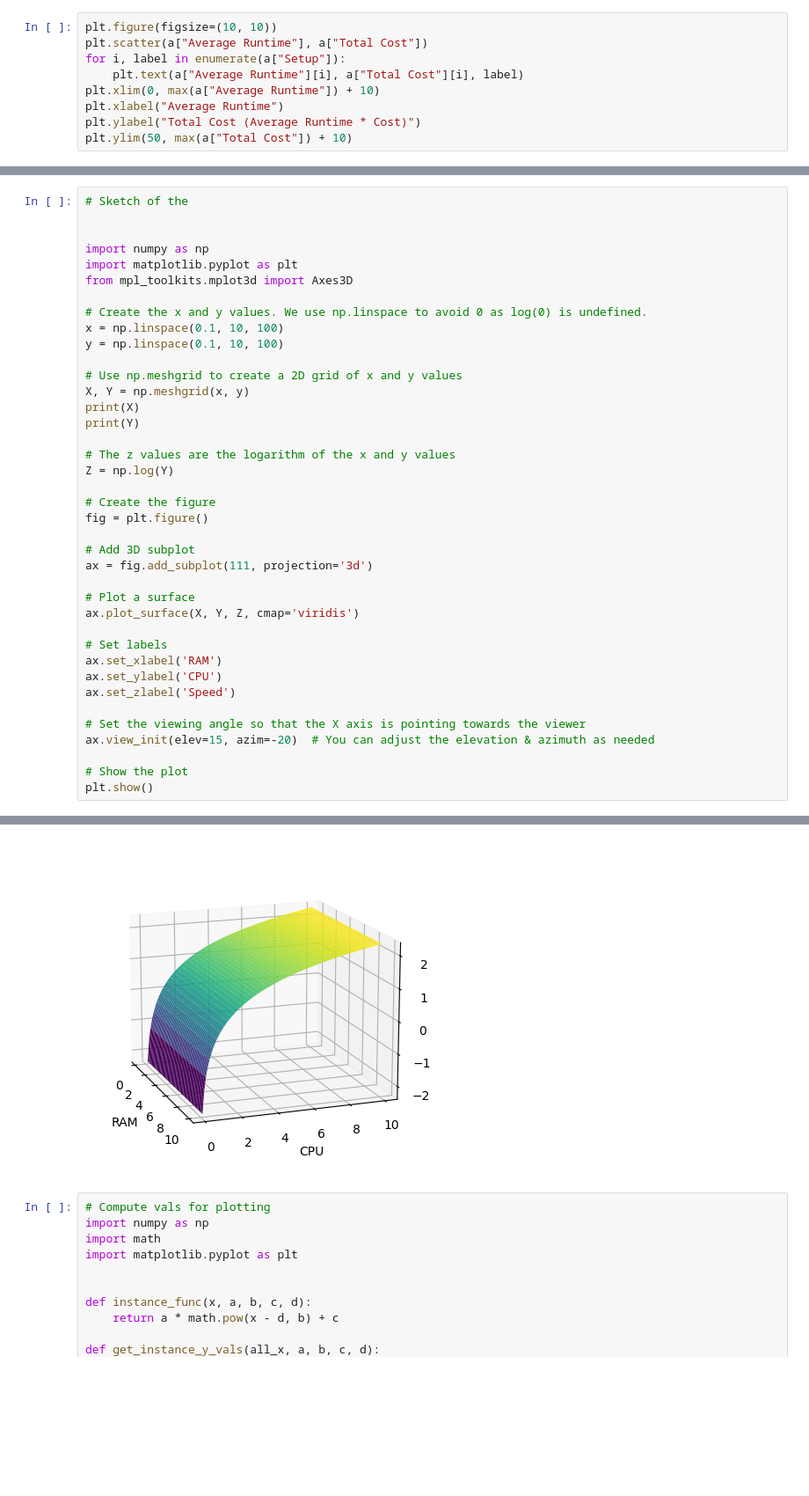
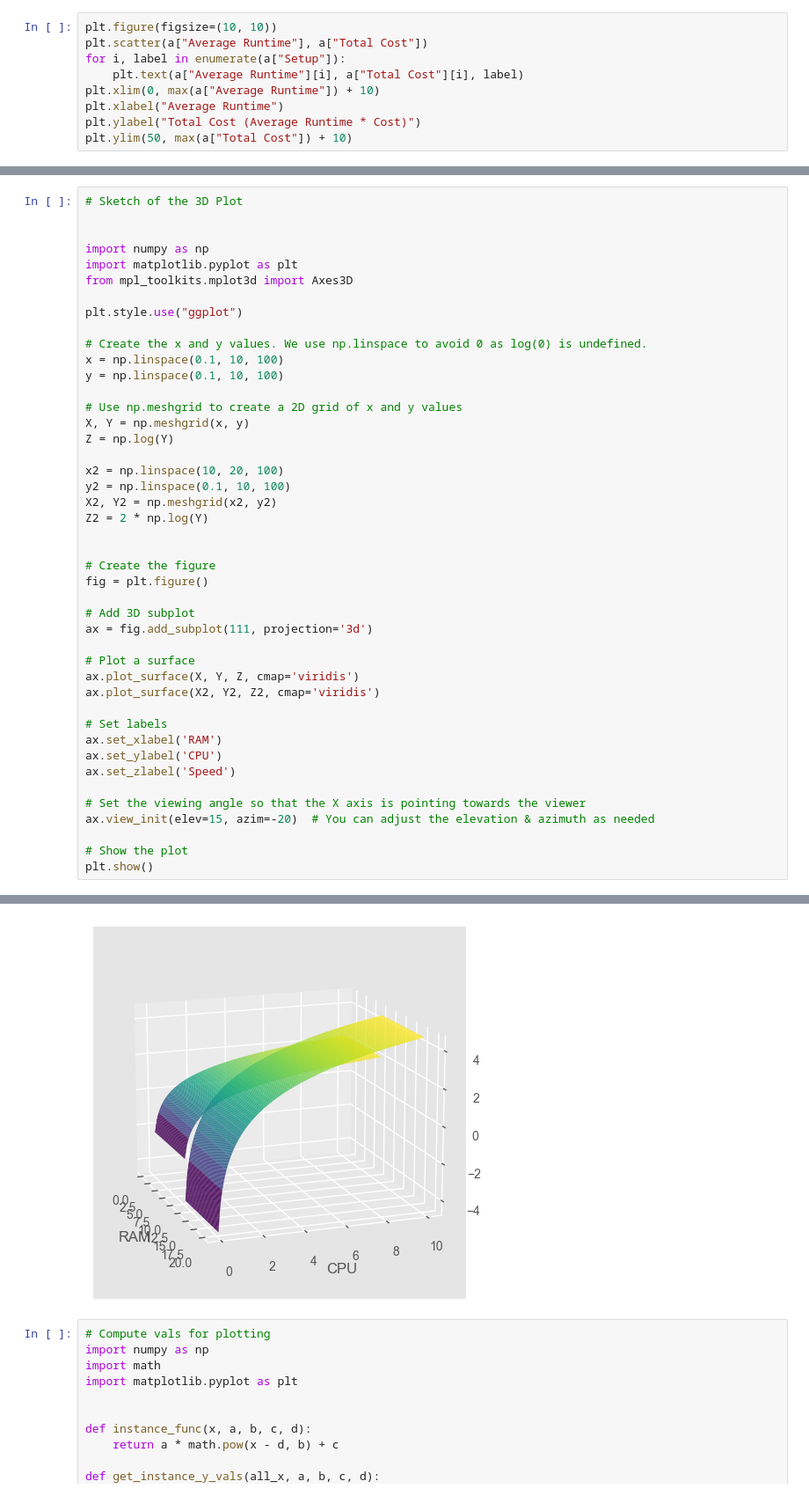
Before and after one commit to marsupialtail/cidr, a Jupyter notebook: Untitled.ipynb, the cells around one changed output, grey strips where cells are left out. Shown: that part at 88% size. Saved outputs shown, nothing was run; the diff lists cells and outputs as text; blank space fills up the shorter version.

Commit message:
Improve plots

```diff
--- a/Untitled.ipynb
+++ b/Untitled.ipynb
@@ -403,10 +419,12 @@ print(sorted_y)
 # %%
-# Sketch of the
+# Sketch of the 3D Plot
 
 
 import numpy as np
 import matplotlib.pyplot as plt
 from mpl_toolkits.mplot3d import Axes3D
+
+plt.style.use("ggplot")
 
 # Create the x and y values. We use np.linspace to avoid 0 as log(0) is undefined.
 x = np.linspace(0.1, 10, 100)
@@ -414,11 +432,13 @@ y = np.linspace(0.1, 10, 100)
 
 # Use np.meshgrid to create a 2D grid of x and y values
 X, Y = np.meshgrid(x, y)
-print(X)
-print(Y)
+Z = np.log(Y)
 
-# The z values are the logarithm of the x and y values
-Z = np.log(Y)
+x2 = np.linspace(10, 20, 100)
+y2 = np.linspace(0.1, 10, 100)
+X2, Y2 = np.meshgrid(x2, y2)
+Z2 = 2 * np.log(Y)
+
 
 # Create the figure
 fig = plt.figure()
@@ -428,6 +448,7 @@ ax = fig.add_subplot(111, projection='3d')
 
 # Plot a surface
 ax.plot_surface(X, Y, Z, cmap='viridis')
+ax.plot_surface(X2, Y2, Z2, cmap='viridis')
 
 # Set labels
 ax.set_xlabel('RAM')
@@ -457,4 +464,4 @@ plt.show()
-[figure, old version]
+[figure, new version]
 # %%
 # Compute vals for plotting
 import numpy as np
```
Also changed, not shown: parts of 10 cells of this notebook, 4 other files.
